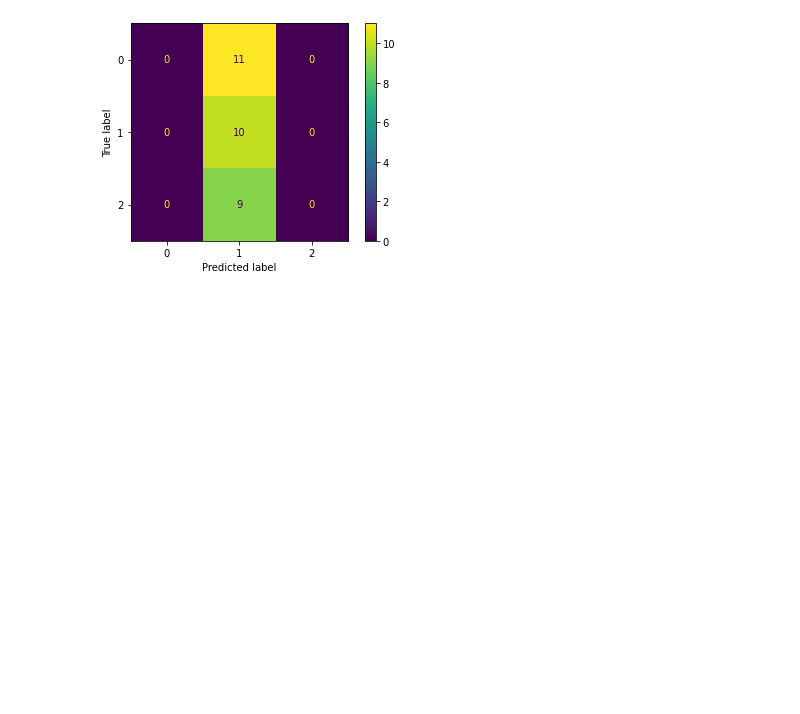
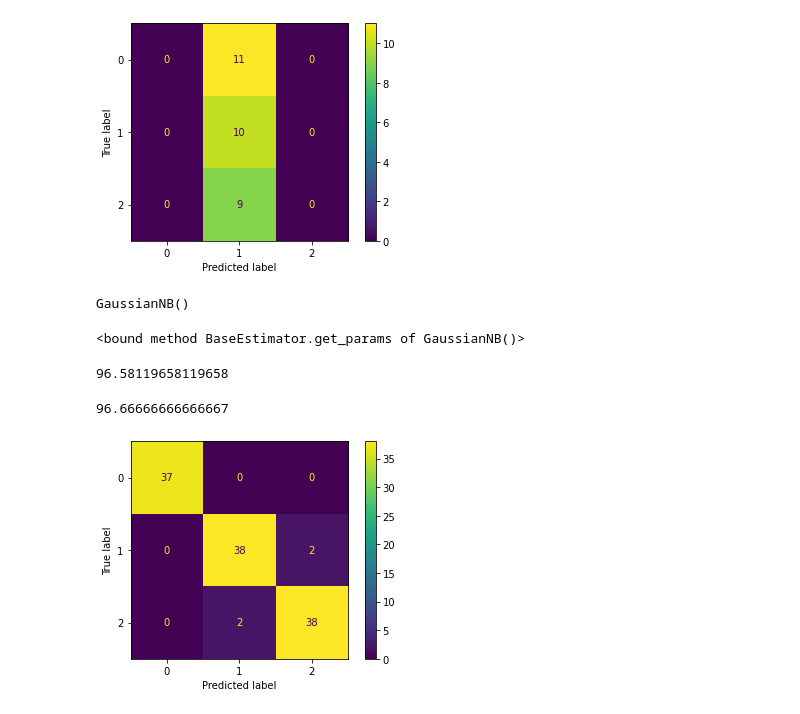
Before and after one commit to kolekeita/Travaux-pratiques-en-Machine-Learning, a Jupyter notebook: Iris_Fleur/Untitled.ipynb, the cells around one changed output. Saved outputs shown, nothing was run; the diff lists cells and outputs as text; code cells hidden in the pictures; blank space fills up the shorter version.

```diff
--- a/Iris_Fleur/Untitled.ipynb
+++ b/Iris_Fleur/Untitled.ipynb
@@ -819,3 +826,30 @@ cm2=confusion_matrix(y_test, res2)
 cm_display = ConfusionMatrixDisplay(cm2).plot()
 # %% [output]
 [figure]
+# %%
+model2=GaussianNB()
+# %%
+model2.fit(X_train,y_train)
+# %% [output]
+GaussianNB()
+# %%
+model2.get_params
+# %% [output]
+<bound method BaseEstimator.get_params of GaussianNB()>
+# %%
+out1=model2.predict(X_train)
+acc1=accuracy_score(y_train,out1)*100
+acc1
+# %% [output]
+96.58119658119658
+# %%
+out2=model2.predict(X_test)
+acc2=accuracy_score(y_test,out2)*100
+acc2
+# %% [output]
+96.66666666666667
+# %%
+CM1=confusion_matrix(y_train,out1)
+_= ConfusionMatrixDisplay(CM1).plot()
+# %% [output]
+[figure, added]
```
Also changed, not shown: parts of 13 cells of this notebook, 1 other file.
